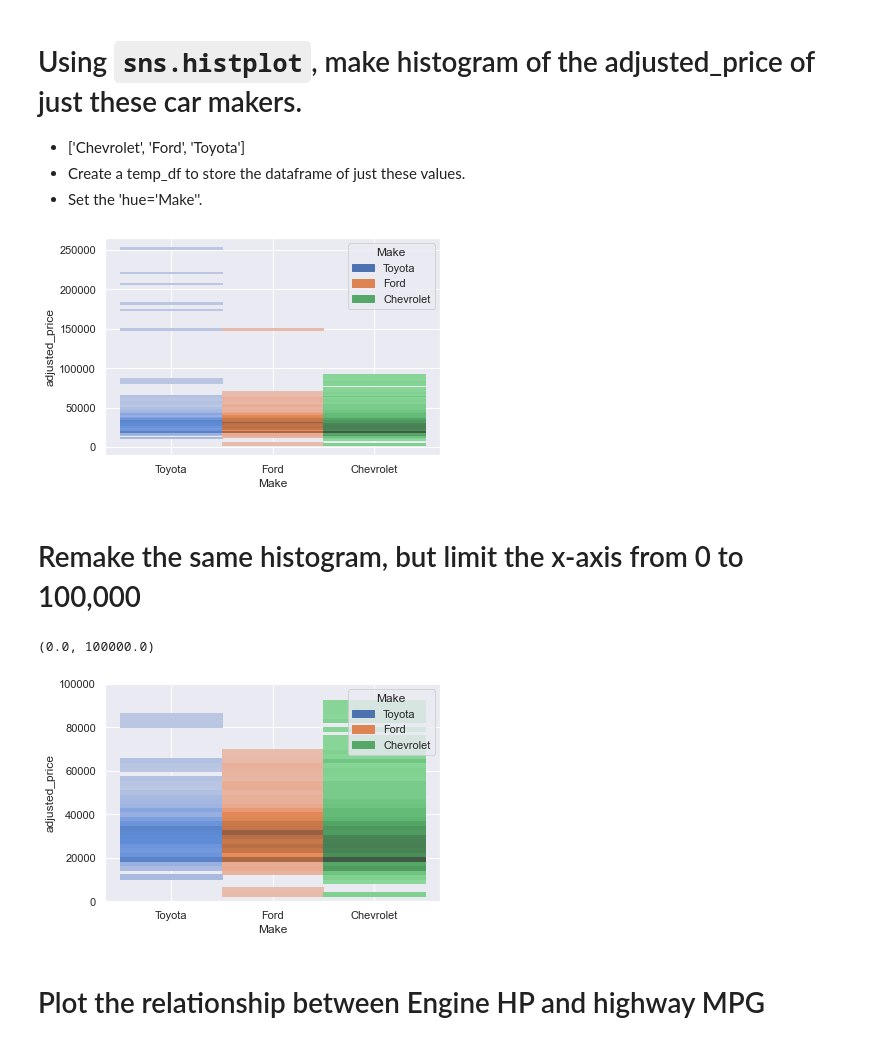
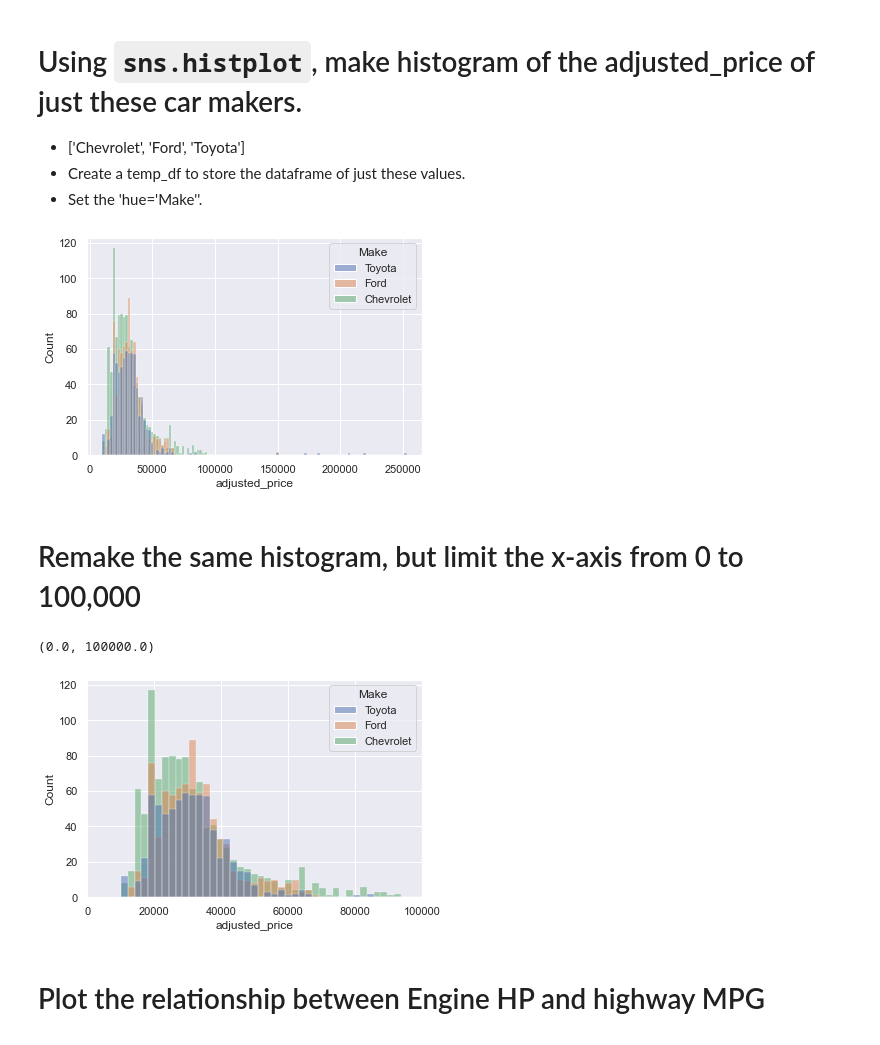
Before and after one commit to CybeastFalzar/2022-fall-data-science, a Jupyter notebook: Week-02-EDA/Exercise-EDA.ipynb, the cells around one changed output. Saved outputs shown, nothing was run; the diff lists cells and outputs as text; code cells hidden in the pictures.

```diff
--- a/Week-02-EDA/Exercise-EDA.ipynb
+++ b/Week-02-EDA/Exercise-EDA.ipynb
@@ -153,6 +153,5 @@ Make a new column that is called `adjusted_price`, that contains all prices, how
 
 # Multiply the MSRP by the price adjuster.
 
-condition = df['Year'] < 2000
+condition = df['Year'] <= 2000
 df['adjusted_price'] = np.where(condition, df['MSRP'] * 10, df['MSRP'])
-df["MSRP"].unique()
@@ -222,21 +239,21 @@ make_median_group_df.tail(5)
 # %%
 # Using `sns.histplot`, make histogram of the adjusted_price of just these car makers.
 
 cond = (df['Make'] == 'Chevrolet') | (df['Make'] == 'Ford') | (df['Make'] == 'Toyota')
 hist_df = df[cond]
-price_hist = sns.histplot(data=hist_df, x='Make', y='adjusted_price', hue='Make')
+price_hist = sns.histplot(data=hist_df, x='adjusted_price', hue='Make')
 # %% [output]
-[figure, old version]
+[figure, new version]
 # %% [markdown]
 # Remake the same histogram, but limit the x-axis from 0 to 100,000
 # %%
 # Remake the same histogram, but limit the x-axis from 0 to 100,000
 
-price_hist = sns.histplot(data=hist_df, x='Make', y='adjusted_price', hue='Make')
-price_hist.set_ylim(0, 100000)
+price_hist = sns.histplot(data=hist_df, x='adjusted_price', hue='Make')
+price_hist.set_xlim(0, 100000)
 # %% [output]
 (0.0, 100000.0)
-[figure, old version]
+[figure, new version]
 # %% [markdown]
 # Plot the relationship between Engine HP and highway MPG
 # %%
```
Also changed, not shown: parts of 6 cells of this notebook.
